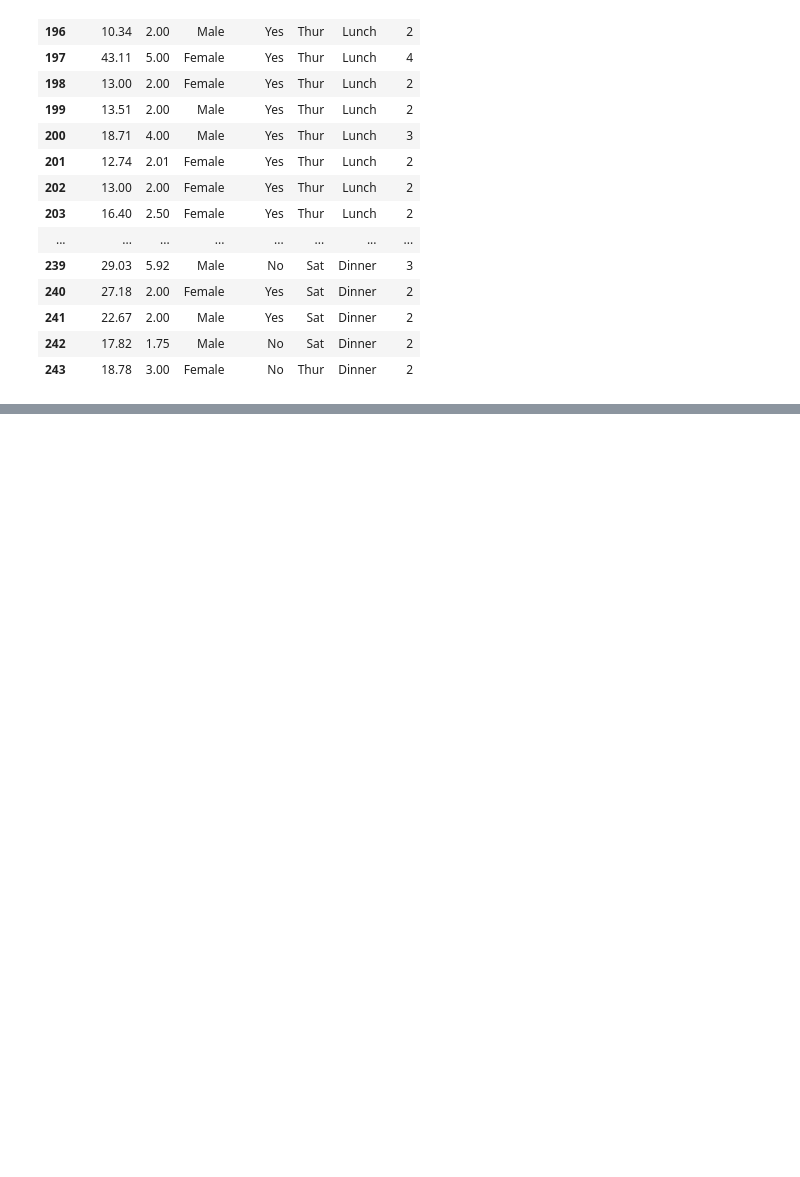
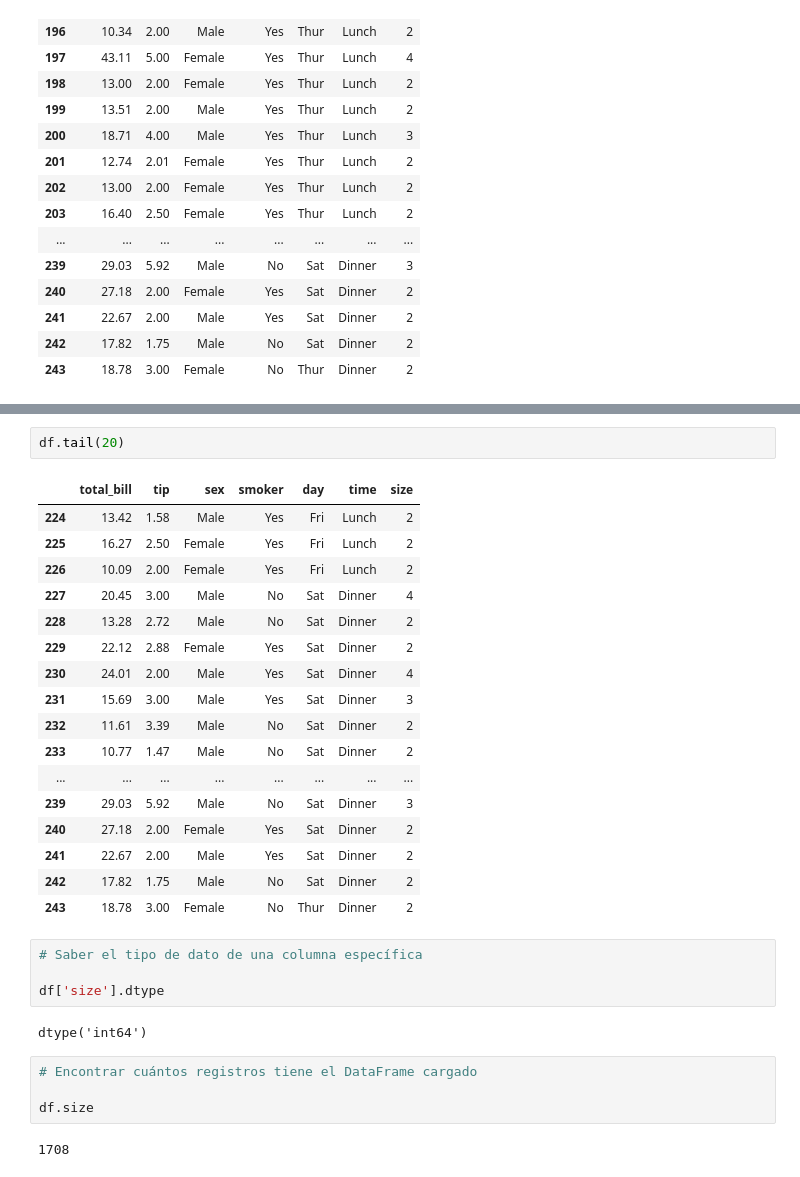
Before and after one commit to justoneye/Bootcamp-IA-G84, a Jupyter notebook: Semana4.ipynb, the cells around one changed output, grey strips where cells are left out. Cells and saved outputs as stored; diff of their text form; blank space fills up the shorter version.

```diff
--- a/Semana4.ipynb
+++ b/Semana4.ipynb
@@ -101,0 +116,32 @@ df.tail(50)
+# %%
+df.tail(20)
+# %% [output]
+|  | total_bill | tip | sex | smoker | day | time | size |
+| 224 | 13.42 | 1.58 | Male | Yes | Fri | Lunch | 2 |
+| 225 | 16.27 | 2.50 | Female | Yes | Fri | Lunch | 2 |
+| 226 | 10.09 | 2.00 | Female | Yes | Fri | Lunch | 2 |
+| 227 | 20.45 | 3.00 | Male | No | Sat | Dinner | 4 |
+| 228 | 13.28 | 2.72 | Male | No | Sat | Dinner | 2 |
+| 229 | 22.12 | 2.88 | Female | Yes | Sat | Dinner | 2 |
+| 230 | 24.01 | 2.00 | Male | Yes | Sat | Dinner | 4 |
+| 231 | 15.69 | 3.00 | Male | Yes | Sat | Dinner | 3 |
+| 232 | 11.61 | 3.39 | Male | No | Sat | Dinner | 2 |
+| 233 | 10.77 | 1.47 | Male | No | Sat | Dinner | 2 |
+| ... | ... | ... | ... | ... | ... | ... | ... |
+| 239 | 29.03 | 5.92 | Male | No | Sat | Dinner | 3 |
+| 240 | 27.18 | 2.00 | Female | Yes | Sat | Dinner | 2 |
+| 241 | 22.67 | 2.00 | Male | Yes | Sat | Dinner | 2 |
+| 242 | 17.82 | 1.75 | Male | No | Sat | Dinner | 2 |
+| 243 | 18.78 | 3.00 | Female | No | Thur | Dinner | 2 |
+# %%
+# Saber el tipo de dato de una columna específica
+
+df['size'].dtype
+# %% [output]
+dtype('int64')
+# %%
+# Encontrar cuántos registros tiene el DataFrame cargado
+
+df.size
+# %% [output]
+1708
```
Also changed, not shown: parts of 5 cells of this notebook.
